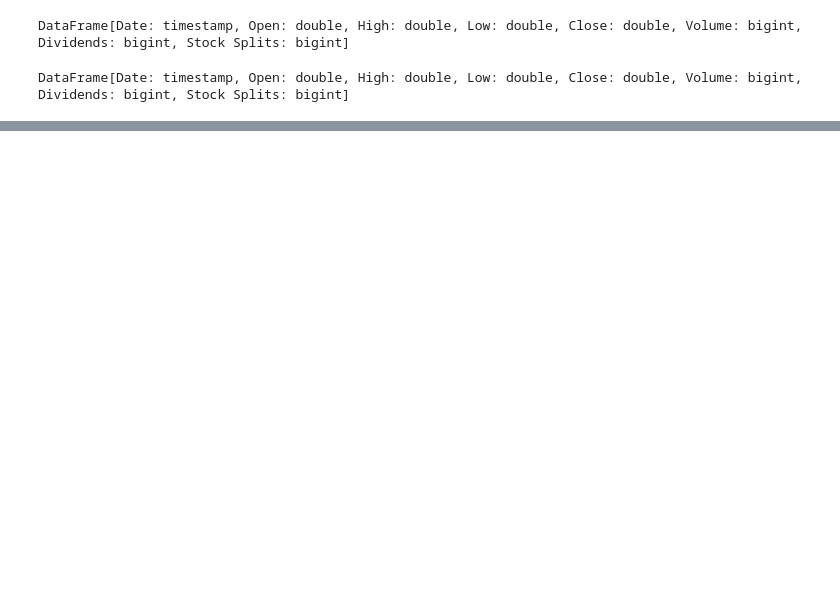
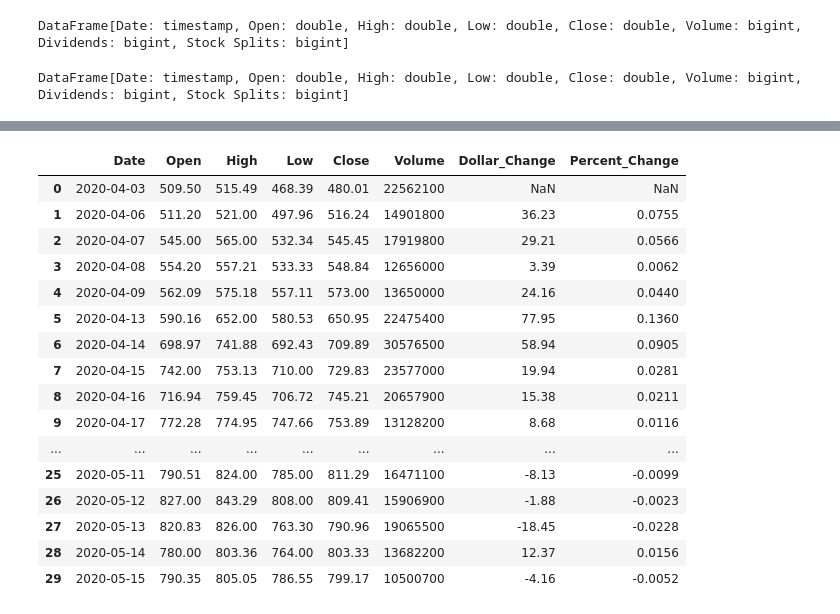
Before and after one commit to rich1123/Sentiment.Analysis, a Jupyter notebook: yfinance_api_ps.ipynb, the cells around one changed output, grey strips where cells are left out. Saved outputs shown, nothing was run; the diff lists cells and outputs as text; code cells hidden in the pictures; blank space fills up the shorter version.

Commit message:
created spark nb to get yfinanace data,cleansed and aggregated the data and generated csv file

```diff
--- a/yfinance_api_ps.ipynb
+++ b/yfinance_api_ps.ipynb
@@ -113,2 +115,5 @@ sparkdf.show()
 +-------------------+------+------+------+------+--------+
 only showing top 20 rows
+# %%
+df = sparkdf.toPandas()
+df
@@ -115 +138,23 @@ only showing top 20 rows
+# %%
+df['Dollar_Change'] = df.Close.diff()
+df['Percent_Change'] = df.Close.pct_change().round(4)
+df
+# %% [output]
+|  | Date | Open | High | Low | Close | Volume | Dollar_Change | Percent_Change |
+| 0 | 2020-04-03 | 509.50 | 515.49 | 468.39 | 480.01 | 22562100 | NaN | NaN |
+| 1 | 2020-04-06 | 511.20 | 521.00 | 497.96 | 516.24 | 14901800 | 36.23 | 0.0755 |
+| 2 | 2020-04-07 | 545.00 | 565.00 | 532.34 | 545.45 | 17919800 | 29.21 | 0.0566 |
+| 3 | 2020-04-08 | 554.20 | 557.21 | 533.33 | 548.84 | 12656000 | 3.39 | 0.0062 |
+| 4 | 2020-04-09 | 562.09 | 575.18 | 557.11 | 573.00 | 13650000 | 24.16 | 0.0440 |
+| 5 | 2020-04-13 | 590.16 | 652.00 | 580.53 | 650.95 | 22475400 | 77.95 | 0.1360 |
+| 6 | 2020-04-14 | 698.97 | 741.88 | 692.43 | 709.89 | 30576500 | 58.94 | 0.0905 |
+| 7 | 2020-04-15 | 742.00 | 753.13 | 710.00 | 729.83 | 23577000 | 19.94 | 0.0281 |
+| 8 | 2020-04-16 | 716.94 | 759.45 | 706.72 | 745.21 | 20657900 | 15.38 | 0.0211 |
+| 9 | 2020-04-17 | 772.28 | 774.95 | 747.66 | 753.89 | 13128200 | 8.68 | 0.0116 |
+| ... | ... | ... | ... | ... | ... | ... | ... | ... |
+| 25 | 2020-05-11 | 790.51 | 824.00 | 785.00 | 811.29 | 16471100 | -8.13 | -0.0099 |
+| 26 | 2020-05-12 | 827.00 | 843.29 | 808.00 | 809.41 | 15906900 | -1.88 | -0.0023 |
+| 27 | 2020-05-13 | 820.83 | 826.00 | 763.30 | 790.96 | 19065500 | -18.45 | -0.0228 |
+| 28 | 2020-05-14 | 780.00 | 803.36 | 764.00 | 803.33 | 13682200 | 12.37 | 0.0156 |
+| 29 | 2020-05-15 | 790.35 | 805.05 | 786.55 | 799.17 | 10500700 | -4.16 | -0.0052 |
 # %%
```
Also changed, not shown: parts of 13 cells of this notebook.
